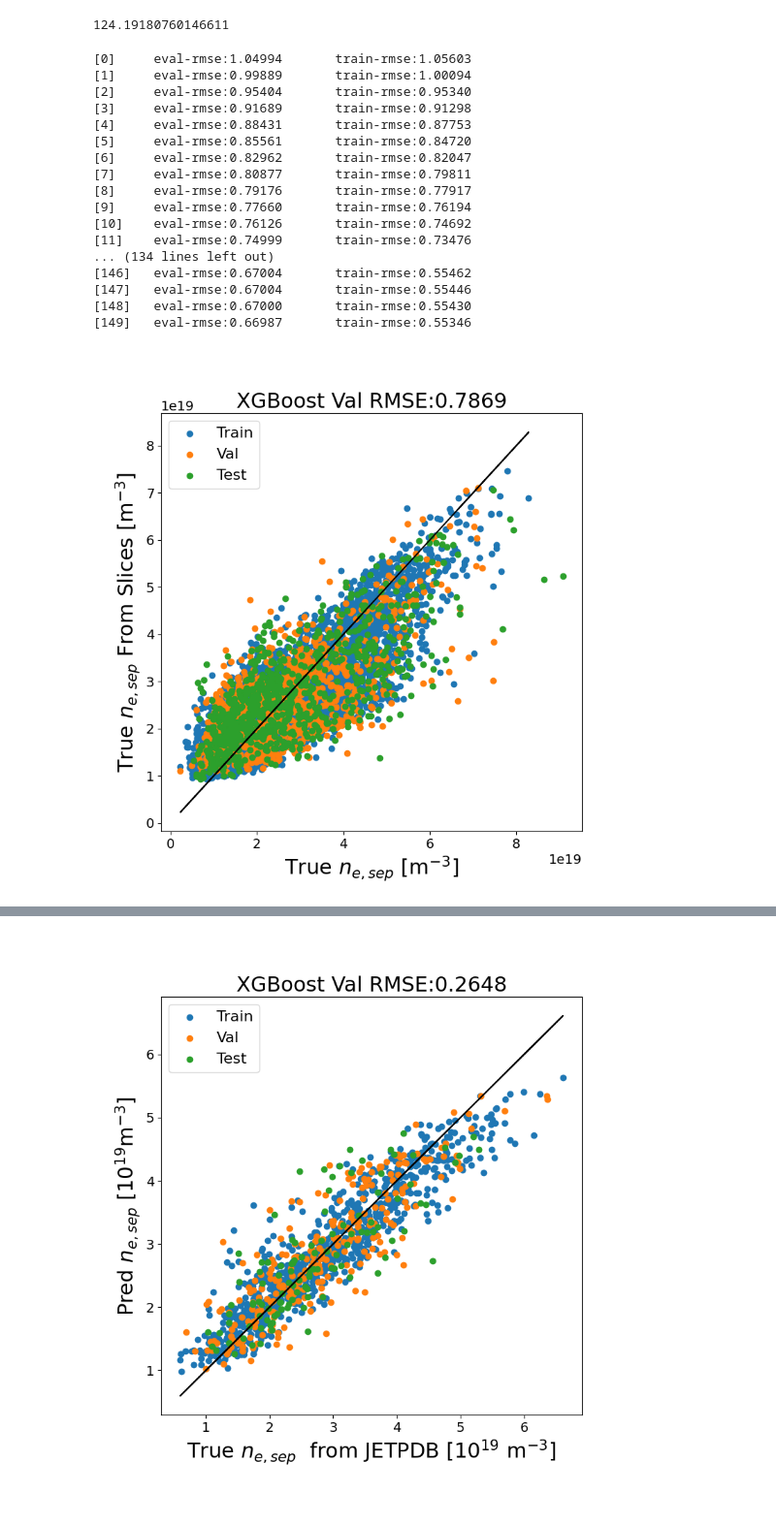
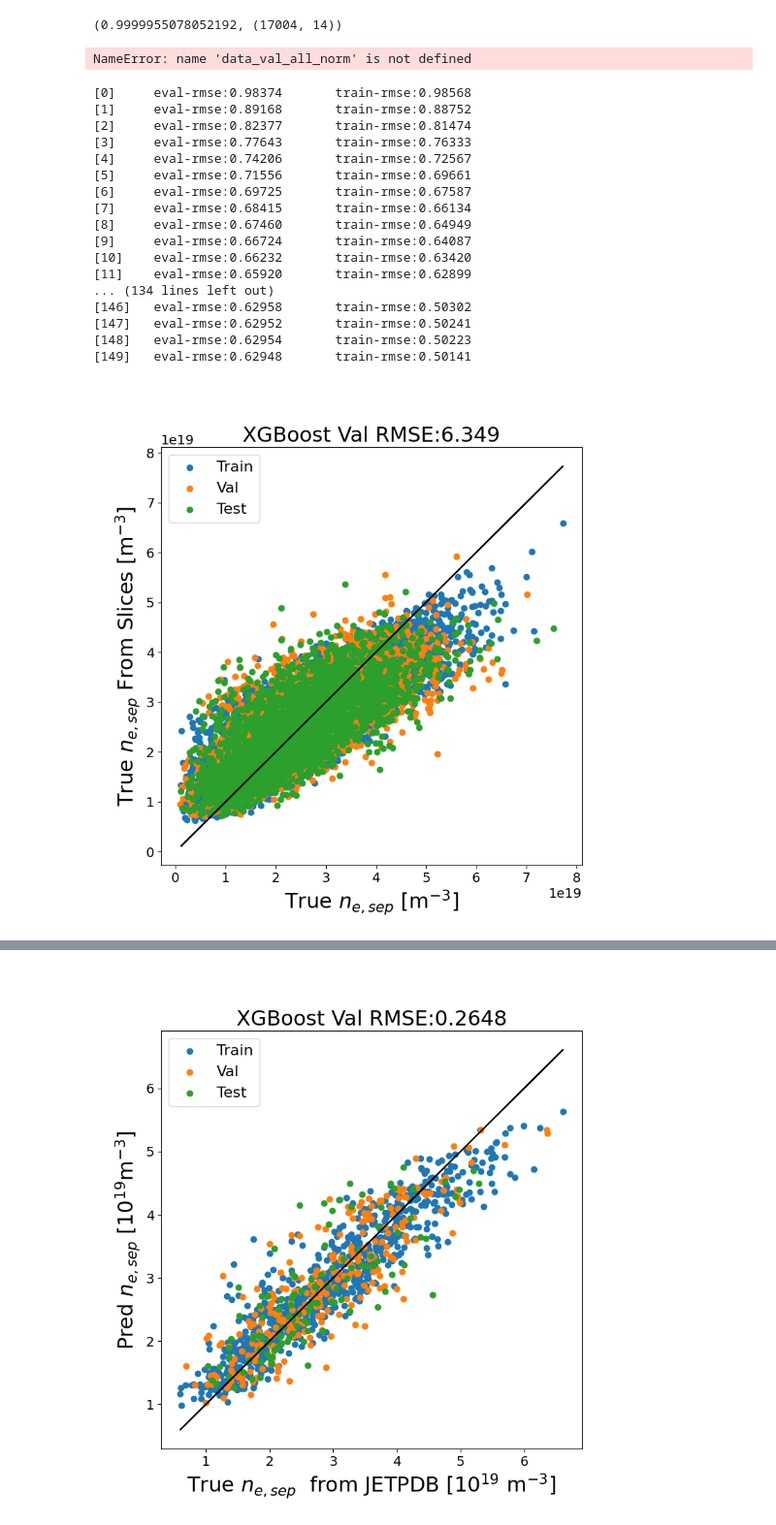
Before and after one commit to fusionby2030/moxie, a Jupyter notebook: experiments/Supervsied/Basline.ipynb, the cells around one changed output, grey strips where cells are left out. Shown at 97% size. Drawn from its saved outputs; the diff is of its cells as text; code cells hidden in the pictures.

Commit message:
Converging on a Dataset

```diff
--- a/experiments/Supervsied/Basline.ipynb
+++ b/experiments/Supervsied/Basline.ipynb
@@ -33,5 +22,5 @@ Note: you may need to restart the kernel to use updated packages.
 # %%
-with open('../../data/processed/supervised_dataset_130522_v2.pickle', 'rb') as file:
+with open('../../data/processed/supervised_dict_collab_160522.pickle', 'rb') as file:
     supervised_dict = pickle.load(file)
 
 JET_PDB = pd.read_csv('../../../moxie/data/processed/jet-pedestal-database.csv')
@@ -41,7 +30,7 @@ relevant_columns = ['shot', 'nepedheight10^19(m^-3)','Tepedheight(keV)', 'B(T)',
  'FLAG:pellets',]
 mp_cols = ['Q95', 'RGEO', 'CR0', 'VOLM', 'TRIU', 'TRIL', 'ELON', 'POHM', 'IPLA', 'BVAC', 'NBI', 'ICRH', 'ELER'] # supervised_dict['MP_ORDER']
 # %%
-def standardize(x, mu, var):
+def standardize(x, mu=None, var=None):
     if mu is None and var is None:
         mu = x.mean(0)
         var = x.std(0)
@@ -50,7 +39,7 @@ def standardize(x, mu, var):
     else:
         return (x - mu) / var
 
-def standardize_mps(x, mu, var):
+def standardize_mps(x, mu=None, var=None):
     x_normed = np.copy(x)
     if mu is None and var is None:
         mu = x[:, :-1].mean(0)
@@ -94,77 +107,79 @@ nesep_test_all_norm = standardize(nesep_test_all, NSEP_mu, NSEP_var)
 # %%
 # data_train_all_without_nans[:, :-1].shape, data_train_all_without_nans.shape, data_train_all_norm.shape
-data_train_all_norm[:, -1].max()
+X_train[:, -1].max(), X_train.shape
 # %% [output]
-124.19180760146611
+(0.9999955078052192, (17004, 14))
 # %%
 # normalize
 
 # dtrain = xgb.DMatrix(data_train_norm, nesep_train_norm)
 # dval = xgb.DMatrix(data_val_norm, nesep_val_norm)
 # dtest = xgb.DMatrix(data_test_norm, nesep_test_norm)
-dtrain_all = xgb.DMatrix(data_train_all_norm, nesep_train_all_norm)
+dtrain_all = xgb.DMatrix(X_train, y_train)
 dval_all = xgb.DMatrix(data_val_all_norm, nesep_val_all_norm)
 dtest_all = xgb.DMatrix(data_test_all_norm, nesep_test_all_norm)
 
 # evallist = [(dtest, 'eval'), (dtrain, 'train')]
 evallist_all = [(dval_all, 'eval'), (dtrain_all, 'train')]
+# %% [output]
+NameError: name 'data_val_all_norm' is not defined
 # %%
-dtrain_all = xgb.DMatrix(data_train_all_norm, nesep_train_all_norm)
-dval_all = xgb.DMatrix(data_val_all_norm, nesep_val_all_norm)
-dtest_all = xgb.DMatrix(data_test_all_norm, nesep_test_all_norm)
+dtrain_all = xgb.DMatrix(X_train, y_train)
+dval_all = xgb.DMatrix(X_val, y_val)
+dtest_all = xgb.DMatrix(X_test, y_test)
 
 # evallist = [(dtest, 'eval'), (dtrain, 'train')]
 evallist_all = [(dval_all, 'eval'), (dtrain_all, 'train')]
 
 num_round = 150
-param = {'max_depth': 4, 'eta': 0.1, 'gamma':0.00, 'objective': 'reg:squarederror'}
+param = {'max_depth': 5, 'eta': 0.2, 'gamma':0.00, 'objective': 'reg:squarederror'}
 bst = xgb.train(param, dtrain_all, num_round, evallist_all)
 # ypred_train = bst.predict(dtrain)
 # ypred_val = bst.predict(dval)
 # ypred_test = bst.predict(dtest)
 # %% [output]
-[0]     eval-rmse:1.04994       train-rmse:1.05603
-[1]     eval-rmse:0.99889       train-rmse:1.00094
-[2]     eval-rmse:0.95404       train-rmse:0.95340
-[3]     eval-rmse:0.91689       train-rmse:0.91298
-[4]     eval-rmse:0.88431       train-rmse:0.87753
-[5]     eval-rmse:0.85561       train-rmse:0.84720
-[6]     eval-rmse:0.82962       train-rmse:0.82047
-[7]     eval-rmse:0.80877       train-rmse:0.79811
-[8]     eval-rmse:0.79176       train-rmse:0.77917
-[9]     eval-rmse:0.77660       train-rmse:0.76194
-[10]    eval-rmse:0.76126       train-rmse:0.74692
-[11]    eval-rmse:0.74999       train-rmse:0.73476
+[0]     eval-rmse:0.98374       train-rmse:0.98568
+[1]     eval-rmse:0.89168       train-rmse:0.88752
+[2]     eval-rmse:0.82377       train-rmse:0.81474
+[3]     eval-rmse:0.77643       train-rmse:0.76333
+[4]     eval-rmse:0.74206       train-rmse:0.72567
+[5]     eval-rmse:0.71556       train-rmse:0.69661
+[6]     eval-rmse:0.69725       train-rmse:0.67587
+[7]     eval-rmse:0.68415       train-rmse:0.66134
+[8]     eval-rmse:0.67460       train-rmse:0.64949
+[9]     eval-rmse:0.66724       train-rmse:0.64087
+[10]    eval-rmse:0.66232       train-rmse:0.63420
+[11]    eval-rmse:0.65920       train-rmse:0.62899
 ... (134 lines left out)
-[146]   eval-rmse:0.67004       train-rmse:0.55462
-[147]   eval-rmse:0.67004       train-rmse:0.55446
-[148]   eval-rmse:0.67000       train-rmse:0.55430
-[149]   eval-rmse:0.66987       train-rmse:0.55346
+[146]   eval-rmse:0.62958       train-rmse:0.50302
+[147]   eval-rmse:0.62952       train-rmse:0.50241
+[148]   eval-rmse:0.62954       train-rmse:0.50223
+[149]   eval-rmse:0.62948       train-rmse:0.50141
 # %%
-ypred_train = de_standardize(bst.predict(dtrain_all), NSEP_mu, NSEP_var)
-ypred_val = de_standardize(bst.predict(dval_all), NSEP_mu, NSEP_var)
-ypred_test = de_standardize(bst.predict(dtest_all), NSEP_mu, NSEP_var)
+ypred_train = de_standardize(bst.predict(dtrain_all), N_mu, N_var)
+ypred_val = de_standardize(bst.predict(dval_all), N_mu, N_var)
+ypred_test = de_standardize(bst.predict(dtest_all), N_mu, N_var)
 
-train_rmse = sklearn.metrics.mean_squared_error(ypred_train*1e-19, nesep_train_all*1e-19, squared=True)
-val_rmse = sklearn.metrics.mean_squared_error(ypred_val*1e-19, nesep_val_all*1e-19, squared=True)
-test_rmse = sklearn.metrics.mean_squared_error(ypred_test*1e-19, nesep_test_all*1e-19, squared=True)
+train_rmse = sklearn.metrics.mean_squared_error(ypred_train*1e-19, y_train*1e-19, squared=True)
+val_rmse = sklearn.metrics.mean_squared_error(ypred_val*1e-19, y_val*1e-19, squared=True)
+test_rmse = sklearn.metrics.mean_squared_error(ypred_test*1e-19, y_test*1e-19, squared=True)
 
 plt.close('all')
 
 
 
 fig = plt.figure(figsize=(8, 8))
-plt.scatter(nesep_train_all, ypred_train, label='Train')
-plt.plot(nesep_train_all, nesep_train_all, color='black')
-plt.scatter(nesep_val_all, ypred_val, label='Val')
-plt.scatter(nesep_test_all, ypred_test, label='Test')
+plt.scatter(y_train_og, ypred_train, label='Train')
+plt.plot(y_train_og, y_train_og, color='black')
+plt.scatter(y_val_og, ypred_val, label='Val')
+plt.scatter(y_test_og, ypred_test, label='Test')
 plt.xlabel('True $n_{e,sep}$ [m$^{-3}$]')
 plt.ylabel('True $n_{e,sep}$ From Slices [m$^{-3}$]')
 plt.legend()
 plt.title('XGBoost Val RMSE:{:.4}'.format(val_rmse))
 plt.show()
 # %% [output]
-[figure, old version]
+[figure, new version]
 # %%
 from sklearn.model_selection import train_test_split
 # %%
```
Also changed, not shown: parts of 4 cells of this notebook, 5 other files.
